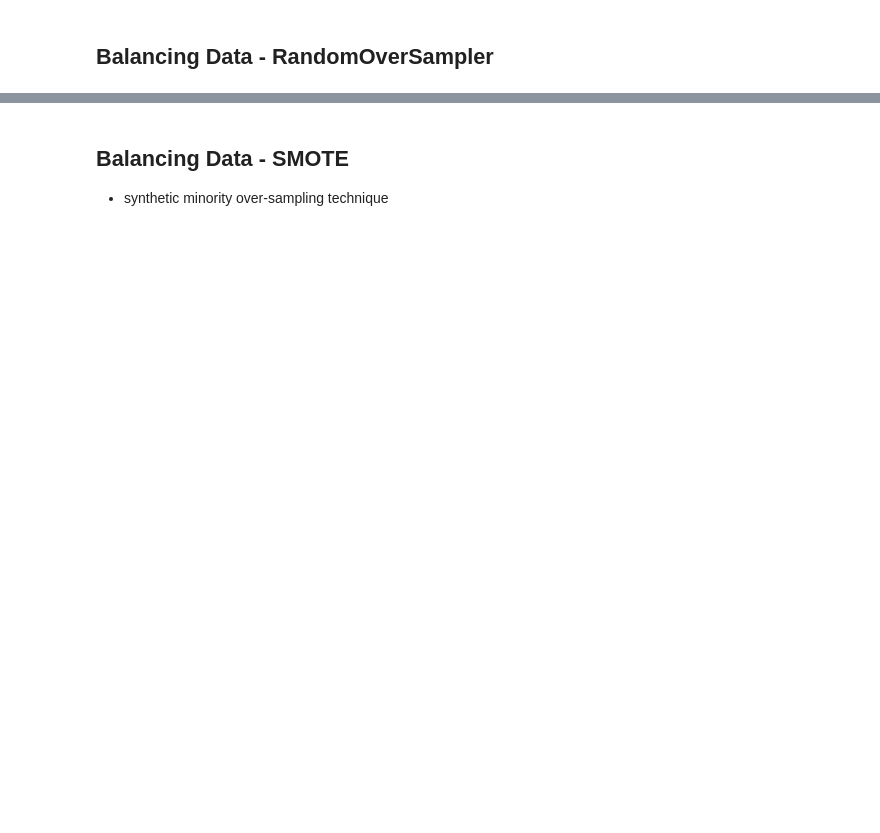
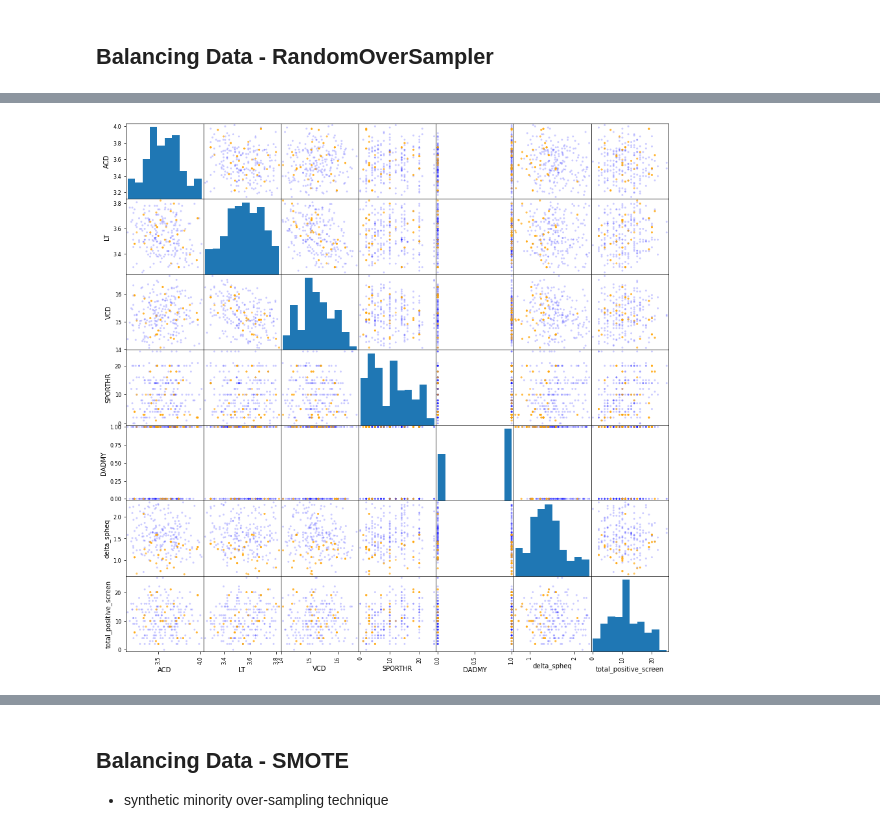
Before and after one commit to ejw-data/ml-myopia, a Jupyter notebook: data-balancing/balance.ipynb, the cells around one changed output, grey strips where cells are left out. Saved outputs shown, nothing was run; the diff lists cells and outputs as text; code cells hidden in the pictures; blank space fills up the shorter version.

```diff
--- a/data-balancing/balance.ipynb
+++ b/data-balancing/balance.ipynb
@@ -58,0 +76,6 @@ print('Resample dataset shape', Counter(y_ros))
+# %%
+# balanced data
+colors = {0:'blue', 1:'orange'}
+pd.plotting.scatter_matrix(X_ros, alpha=0.2, figsize=(15,15), c=y_ros.map(colors) );
+# %% [output]
+[figure, added]
```
Also changed, not shown: parts of 49 cells of this notebook, 3 other files.
